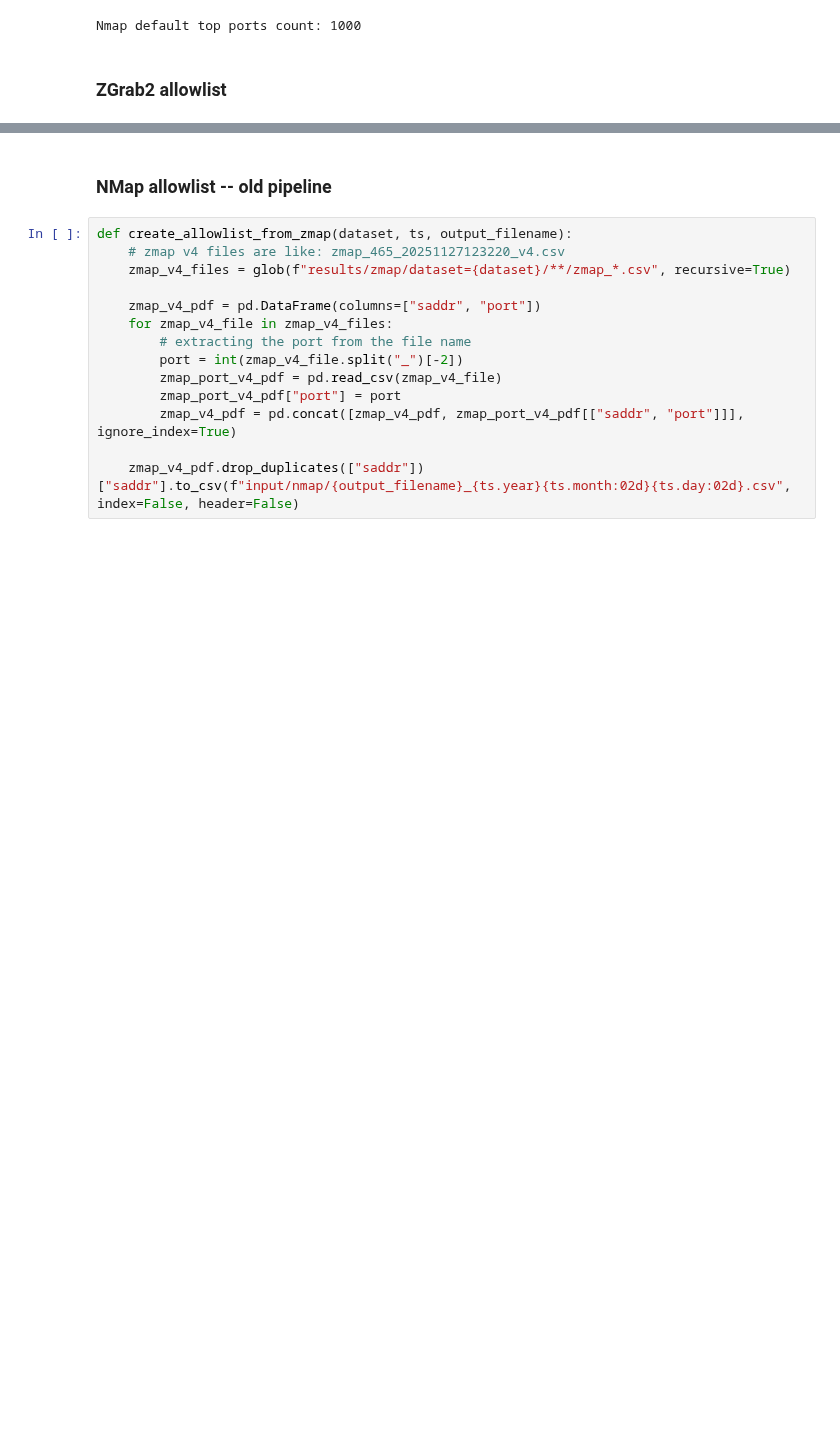
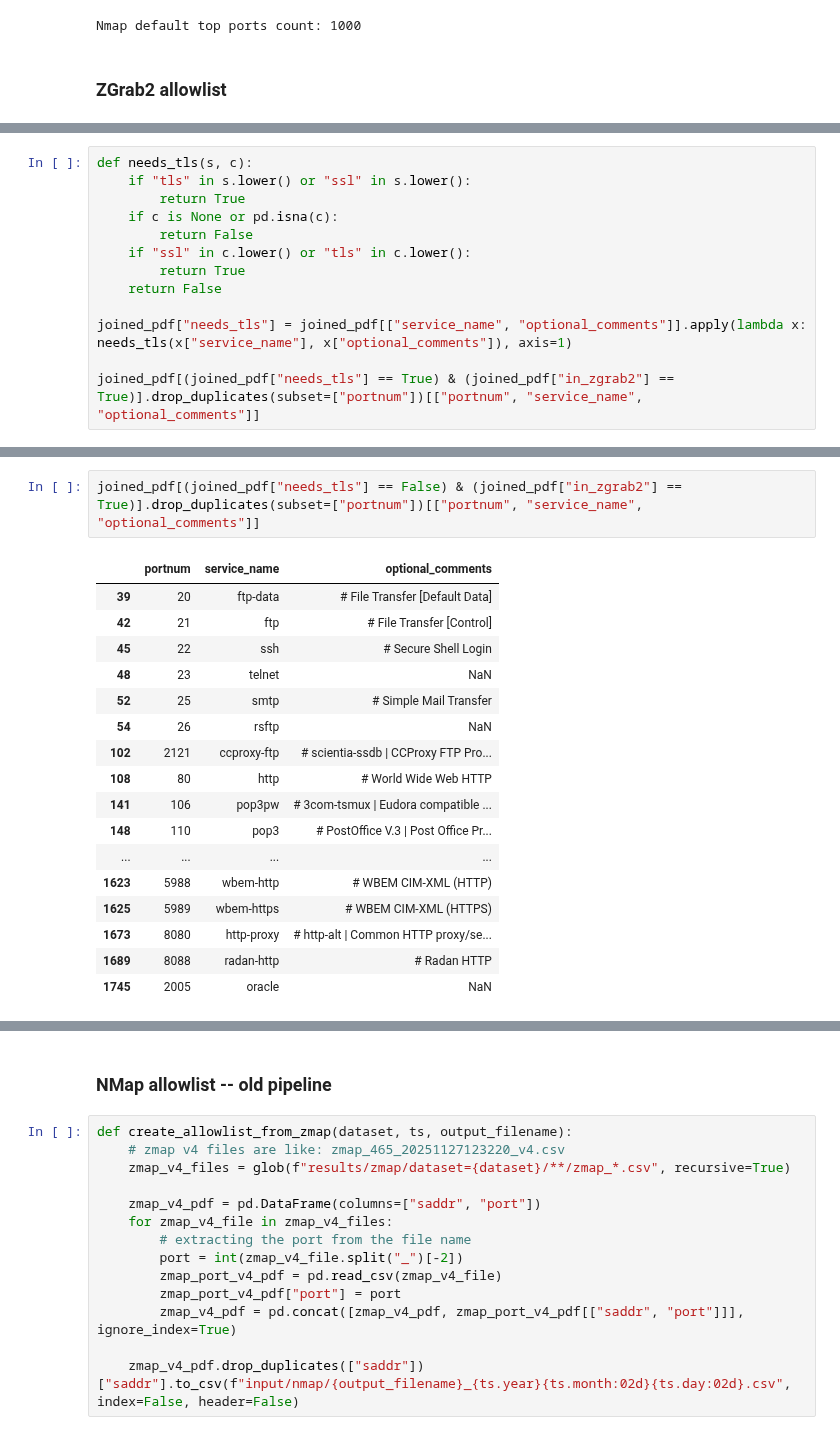
Before and after one commit to gustavoluvizotto/anycast-service-discovery, a Jupyter notebook: measurements/notebooks/process_input_output.ipynb, the cells around one changed output, grey strips where cells are left out. Drawn from its saved outputs; the diff is of its cells as text; blank space fills up the shorter version.

```diff
--- a/measurements/notebooks/process_input_output.ipynb
+++ b/measurements/notebooks/process_input_output.ipynb
@@ -211,0 +274,13 @@ Nmap default top ports count: 1000
+# %%
+def needs_tls(s, c):
+    if "tls" in s.lower() or "ssl" in s.lower():
+        return True
+    if c is None or pd.isna(c):
+        return False
+    if "ssl" in c.lower() or "tls" in c.lower():
+        return True
+    return False
+
+joined_pdf["needs_tls"] = joined_pdf[["service_name", "optional_comments"]].apply(lambda x: needs_tls(x["service_name"], x["optional_comments"]), axis=1)
+
+joined_pdf[(joined_pdf["needs_tls"] == True) & (joined_pdf["in_zgrab2"] == True)].drop_duplicates(subset=["portnum"])[["portnum", "service_name", "optional_comments"]]
@@ -211,0 +311,20 @@ Nmap default top ports count: 1000
+# %%
+joined_pdf[(joined_pdf["needs_tls"] == False) & (joined_pdf["in_zgrab2"] == True)].drop_duplicates(subset=["portnum"])[["portnum", "service_name", "optional_comments"]]
+# %% [output]
+|  | portnum | service_name | optional_comments |
+| 39 | 20 | ftp-data | # File Transfer [Default Data] |
+| 42 | 21 | ftp | # File Transfer [Control] |
+| 45 | 22 | ssh | # Secure Shell Login |
+| 48 | 23 | telnet | NaN |
+| 52 | 25 | smtp | # Simple Mail Transfer |
+| 54 | 26 | rsftp | NaN |
+| 102 | 2121 | ccproxy-ftp | # scientia-ssdb | CCProxy FTP Pro... |
+| 108 | 80 | http | # World Wide Web HTTP |
+| 141 | 106 | pop3pw | # 3com-tsmux | Eudora compatible ... |
+| 148 | 110 | pop3 | # PostOffice V.3 | Post Office Pr... |
+| ... | ... | ... | ... |
+| 1623 | 5988 | wbem-http | # WBEM CIM-XML (HTTP) |
+| 1625 | 5989 | wbem-https | # WBEM CIM-XML (HTTPS) |
+| 1673 | 8080 | http-proxy | # http-alt | Common HTTP proxy/se... |
+| 1689 | 8088 | radan-http | # Radan HTTP |
+| 1745 | 2005 | oracle | NaN |
```
Also changed, not shown: parts of 15 cells of this notebook, 4 other files.
